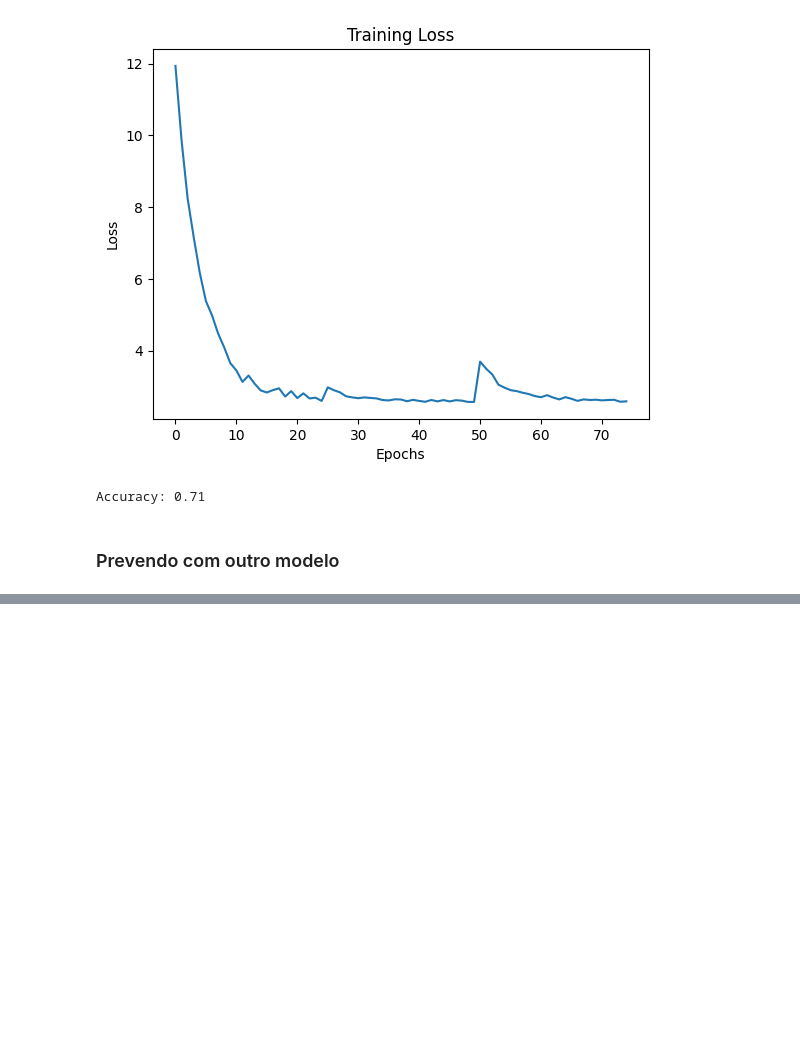
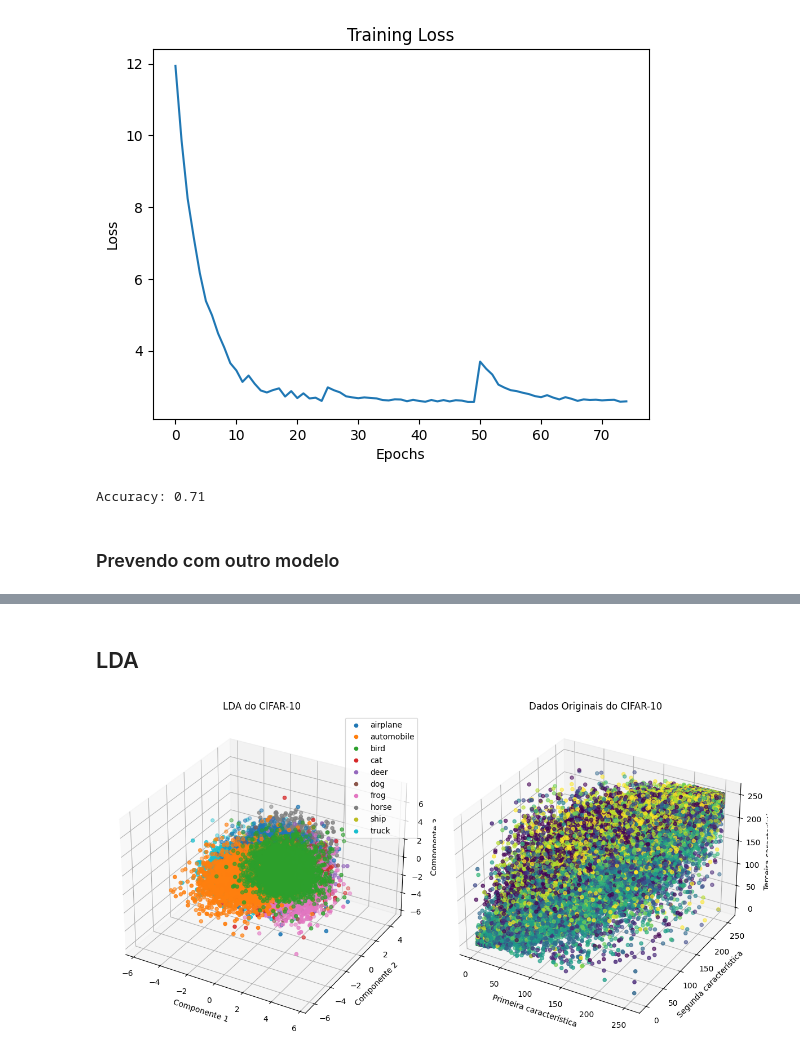
Before and after one commit to ellizeurs/Compactacao-de-Sinais-PCD, a Jupyter notebook: PCD.ipynb, the cells around one changed output, grey strips where cells are left out. Cells and saved outputs as stored; diff of their text form; code cells hidden in the pictures; blank space fills up the shorter version.

```diff
--- a/PCD.ipynb
+++ b/PCD.ipynb
@@ -634,0 +794,50 @@ Accuracy: 0.18
+# %% [markdown]
+## LDA
+# %%
+# Achatar as imagens para usar no LDA
+X_train = trainset.data.reshape(-1, 32 * 32 * 3)  # Achatar para 1D
+y_train = np.array(trainset.targets)  # Rótulos de treinamento
+
+# Aplicar LDA para redução para três dimensões
+lda = LinearDiscriminantAnalysis(n_components=3)
+X_lda = lda.fit_transform(X_train, y_train)
+
+# Obter nomes das classes
+class_names = trainset.classes
+
+# Criar gráficos 3D
+fig = plt.figure(figsize=(12, 6))
+
+# Gráfico LDA em 3D
+ax1 = fig.add_subplot(121, projection='3d')
+for i in range(10):
+    ax1.scatter(
+        X_lda[y_train == i, 0],  # Componente 1
+        X_lda[y_train == i, 1],  # Componente 2
+        X_lda[y_train == i, 2],  # Componente 3
+        label=class_names[i]
+    )
+ax1.set_xlabel('Componente 1')
+ax1.set_ylabel('Componente 2')
+ax1.set_zlabel('Componente 3')
+ax1.set_title("LDA do CIFAR-10")
+ax1.legend()
+
+# Gráfico 3D do dataset original
+ax2 = fig.add_subplot(122, projection='3d')
+ax2.scatter(
+    X_train[:, 0],  # Rótulo 1
+    X_train[:, 1],  # Rótulo 2
+    X_train[:, 2],  # Rótulo 3
+    c=y_train,
+    cmap='viridis'
+)
+ax2.set_xlabel("Primeira característica")
+ax2.set_ylabel("Segunda característica")
+ax2.set_zlabel("Terceira característica")
+ax2.set_title("Dados Originais do CIFAR-10")
+
+plt.tight_layout()
+plt.show()
+# %% [output]
+[figure, added]
```
Also changed, not shown: parts of 19 cells of this notebook.
